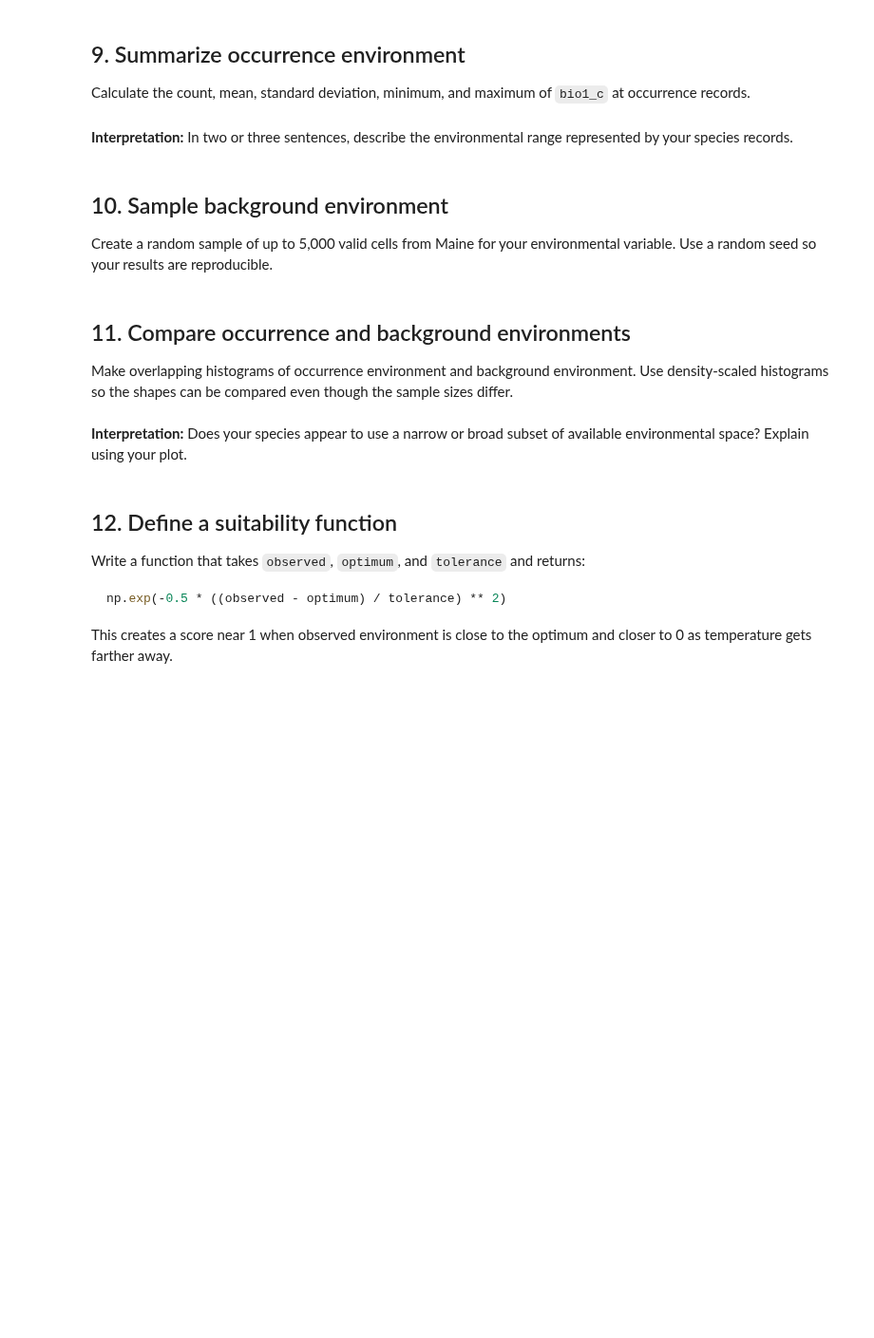
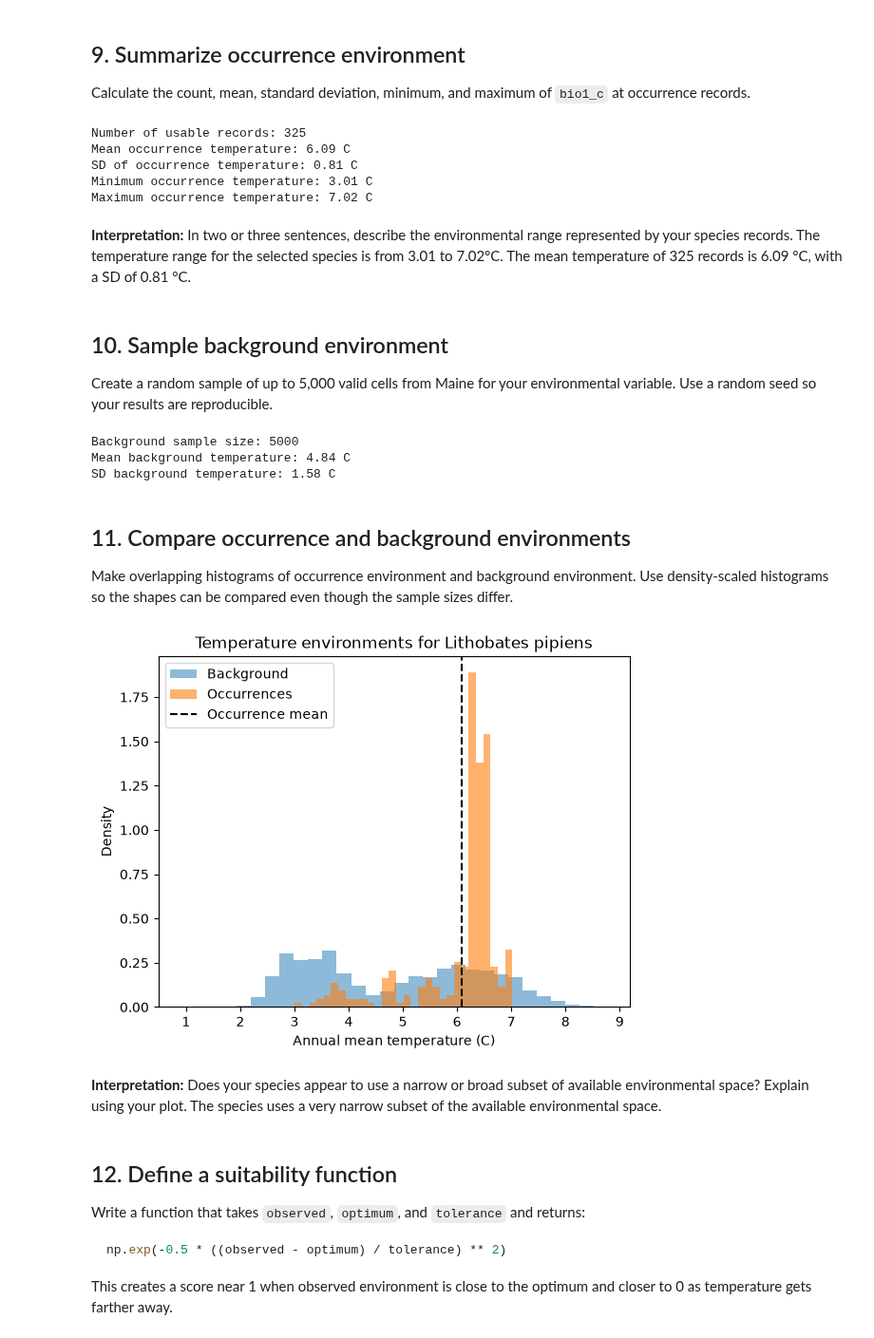
Before and after one commit to Gyrosigma/BIO597-SpatialBiodiversity, a Jupyter notebook: docs/assignments/Assignment-06-FirstPrinciplesSDM.ipynb, the cells around one changed output. Shown at 95% size. Drawn from its saved outputs; the diff is of its cells as text; code cells hidden in the pictures; blank space fills up the shorter version.

```diff
--- a/docs/assignments/Assignment-06-FirstPrinciplesSDM.ipynb
+++ b/docs/assignments/Assignment-06-FirstPrinciplesSDM.ipynb
@@ -106,3 +215,14 @@ Use longitude and latitude to create point geometry. Assign `EPSG:4326`. Confirm
 # %%
 # Create presence_gdf.
 # Print the occurrence CRS and raster CRS.
+presence_gdf = gpd.GeoDataFrame(
+    presence,
+    geometry=gpd.points_from_xy(
+        presence["decimalLongitude"],
+        presence["decimalLatitude"],
+    ),
+    crs="EPSG:4326",
+)
+
+print("Occurrence CRS:", presence_gdf.crs)
+print("Raster CRS:", bio1_maine.rio.crs)
@@ -124,8 +272,22 @@ Create `xarray.DataArray` objects for point longitude and latitude. Use `.sel(..
 Calculate the count, mean, standard deviation, minimum, and maximum of `bio1_c` at occurrence records.
 # %%
 # Summarize occurrence temperature values.
+presence_mean = presence_gdf["bio1_c"].mean()
+presence_sd = presence_gdf["bio1_c"].std()
+
+print(f"Number of usable records: {len(presence_gdf)}")
+print(f"Mean occurrence temperature: {presence_mean:.2f} C")
+print(f"SD of occurrence temperature: {presence_sd:.2f} C")
+print(f"Minimum occurrence temperature: {presence_gdf['bio1_c'].min():.2f} C")
+print(f"Maximum occurrence temperature: {presence_gdf['bio1_c'].max():.2f} C")
+# %% [output]
+Number of usable records: 325
+Mean occurrence temperature: 6.09 C
+SD of occurrence temperature: 0.81 C
+Minimum occurrence temperature: 3.01 C
+Maximum occurrence temperature: 7.02 C
 # %% [markdown]
-**Interpretation:** In two or three sentences, describe the environmental range represented by your species records.
+**Interpretation:** In two or three sentences, describe the environmental range represented by your species records. The temperature range for the selected species is from 3.01 to 7.02°C. The mean temperature of 325 records is 6.09 °C, with a SD of 0.81 °C.
 # %% [markdown]
 ## 10. Sample background environment
 
@@ -136,14 +298,40 @@ rng = np.random.default_rng(597)
 # Create an array of valid raster environmental values.
 # Randomly sample up to 5000 cells without replacement.
 # Print the background sample size, mean, and standard deviation.
+
+valid_temperature = bio1_maine.values
+valid_temperature = valid_temperature[np.isfinite(valid_temperature)]
+
+background_temp = rng.choice(
+    valid_temperature,
+    size=min(5000, valid_temperature.size),
+    replace=False,
+)
+
+print(f"Background sample size: {len(background_temp)}")
+print(f"Mean background temperature: {background_temp.mean():.2f} C")
+print(f"SD background temperature: {background_temp.std():.2f} C")
+# %% [output]
+Background sample size: 5000
+Mean background temperature: 4.84 C
+SD background temperature: 1.58 C
 # %% [markdown]
 ## 11. Compare occurrence and background environments
 
 Make overlapping histograms of occurrence environment and background environment. Use density-scaled histograms so the shapes can be compared even though the sample sizes differ.
 # %%
-# Create an overlapping histogram of background and occurrence temperatures.
+plt.hist(background_temp, bins=30, alpha=0.5, density=True, label="Background")
+plt.hist(presence_gdf["bio1_c"], bins=30, alpha=0.6, density=True, label="Occurrences")
+plt.axvline(presence_mean, color="black", linestyle="--", label="Occurrence mean")
+plt.xlabel("Annual mean temperature (C)")
+plt.ylabel("Density")
+plt.title(f"Temperature environments for {target_species}")
+plt.legend()
+plt.show()
+# %% [output]
+[figure, added]
 # %% [markdown]
-**Interpretation:** Does your species appear to use a narrow or broad subset of available environmental space? Explain using your plot.
+**Interpretation:** Does your species appear to use a narrow or broad subset of available environmental space? Explain using your plot. The species uses a very narrow subset of the available environmental space.
 # %% [markdown]
 ## 12. Define a suitability function
 
```
Also changed, not shown: parts of 26 cells of this notebook.
